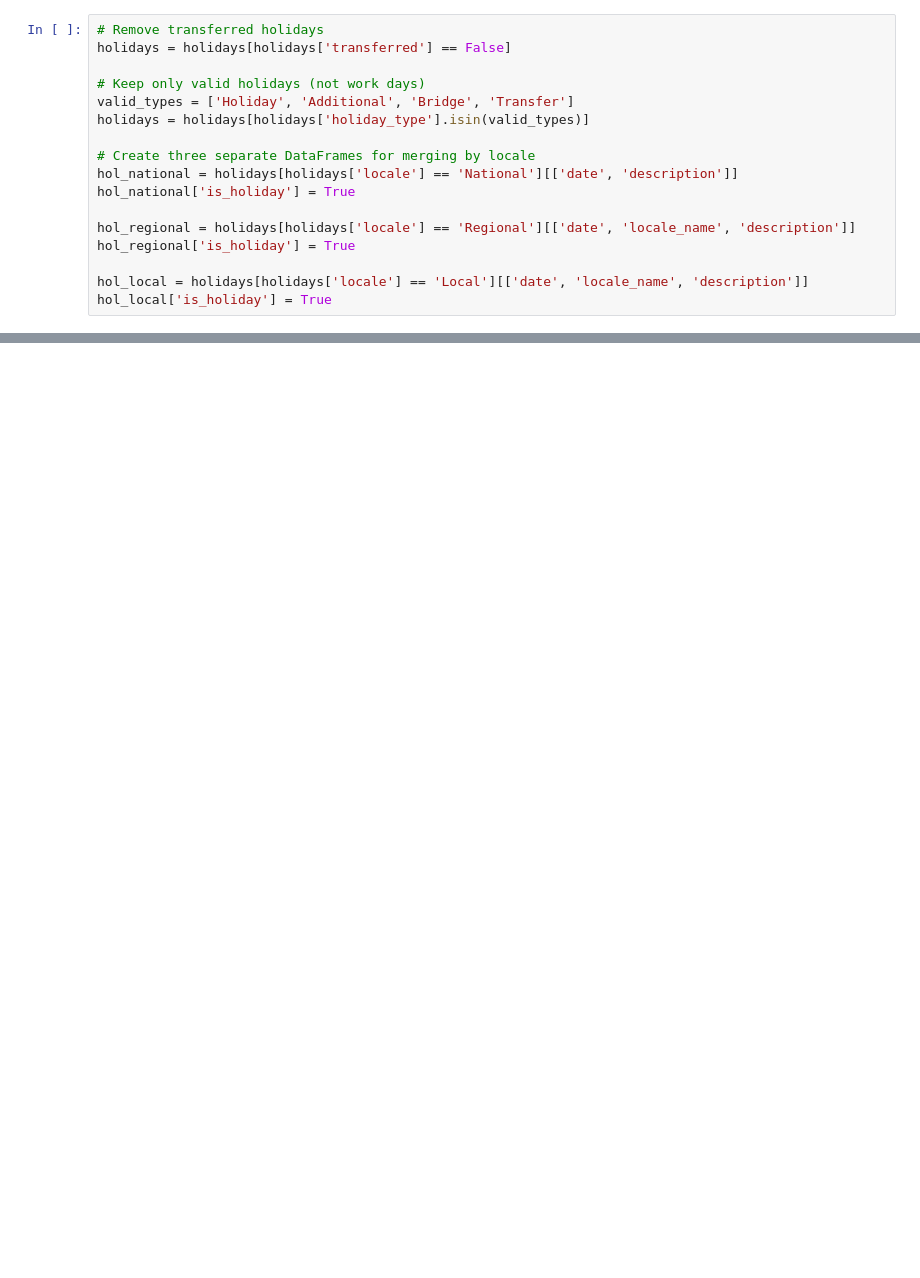
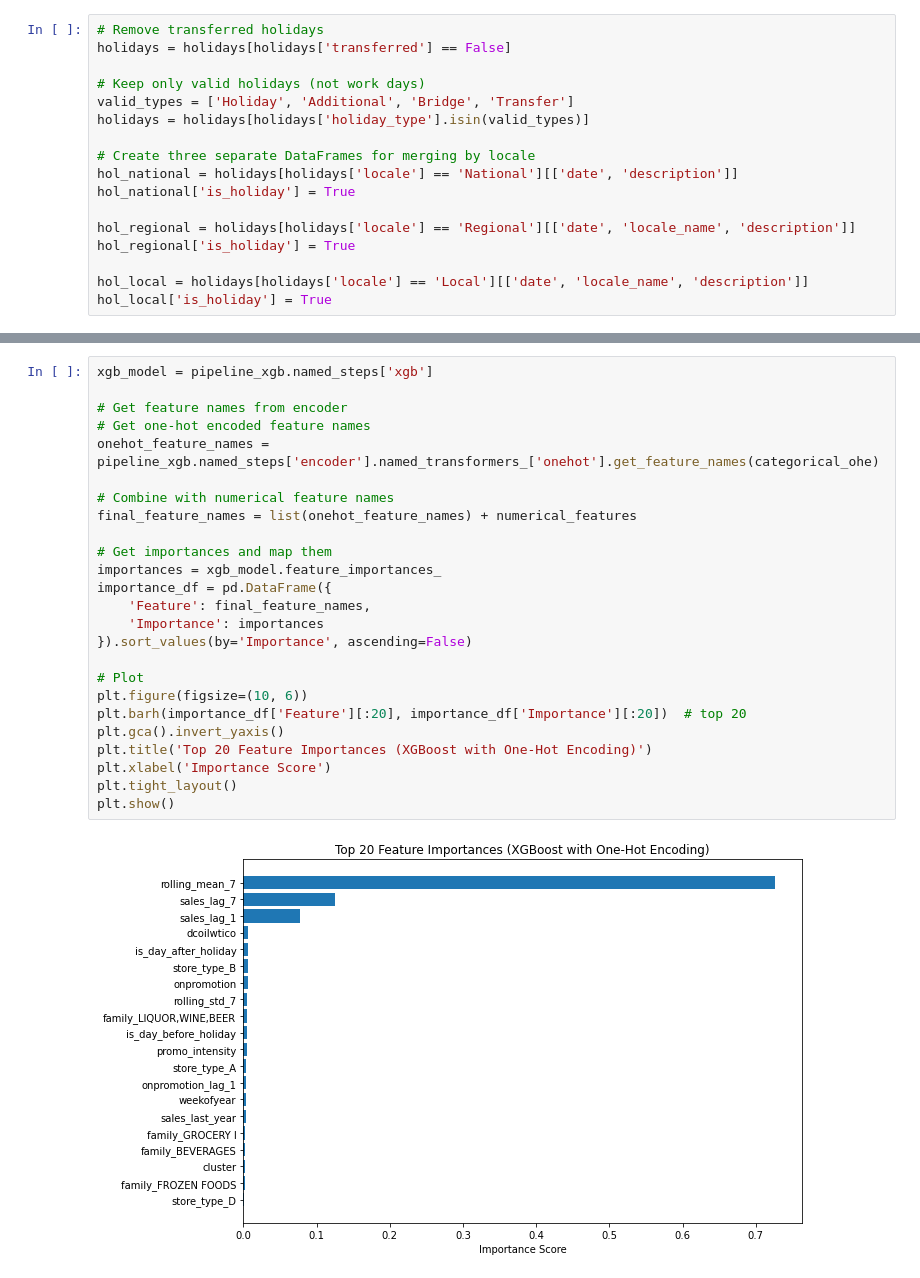
Before and after one commit to montecarlo518/Store-Sales, a Jupyter notebook: store-sales.ipynb, the cells around one changed output, grey strips where cells are left out. Cells and saved outputs as stored; diff of their text form; blank space fills up the shorter version.

```diff
--- a/store-sales.ipynb
+++ b/store-sales.ipynb
@@ -489,0 +730,27 @@ plt.show()
+# %%
+xgb_model = pipeline_xgb.named_steps['xgb']
+
+# Get feature names from encoder
+# Get one-hot encoded feature names
+onehot_feature_names = pipeline_xgb.named_steps['encoder'].named_transformers_['onehot'].get_feature_names(categorical_ohe)
+
+# Combine with numerical feature names
+final_feature_names = list(onehot_feature_names) + numerical_features
+
+# Get importances and map them
+importances = xgb_model.feature_importances_
+importance_df = pd.DataFrame({
+    'Feature': final_feature_names,
+    'Importance': importances
+}).sort_values(by='Importance', ascending=False)
+
+# Plot
+plt.figure(figsize=(10, 6))
+plt.barh(importance_df['Feature'][:20], importance_df['Importance'][:20])  # top 20
+plt.gca().invert_yaxis()
+plt.title('Top 20 Feature Importances (XGBoost with One-Hot Encoding)')
+plt.xlabel('Importance Score')
+plt.tight_layout()
+plt.show()
+# %% [output]
+[figure, added]
```
Also changed, not shown: parts of 43 cells of this notebook.
